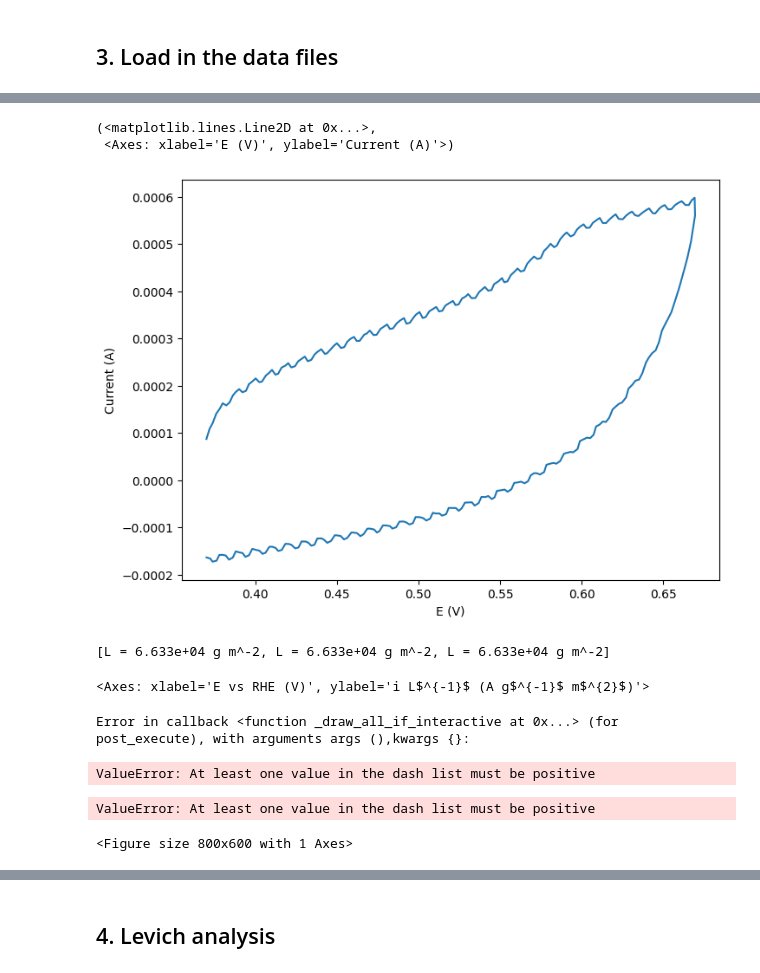
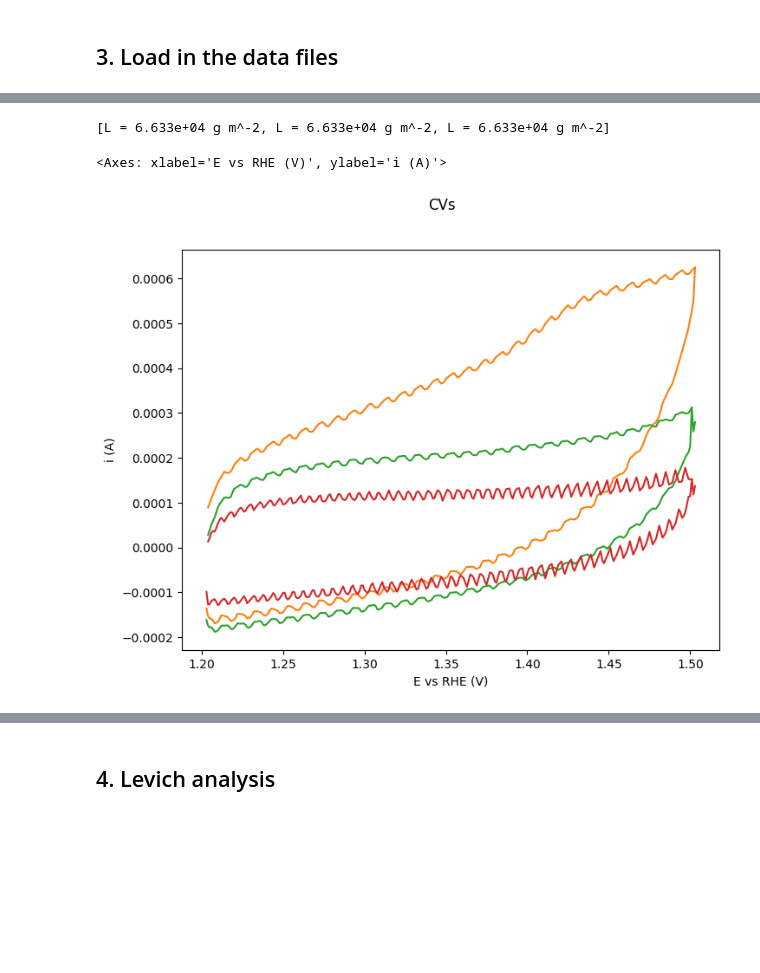
Before and after one commit to NordicEC/EC4py, a Jupyter notebook: dev/CV_Datas/MWE_CV_Datas_0.ipynb, the cells around one changed output, grey strips where cells are left out. Cells and saved outputs as stored; diff of their text form; code cells hidden in the pictures; blank space fills up the shorter version.

```diff
--- a/dev/CV_Datas/MWE_CV_Datas_0.ipynb
+++ b/dev/CV_Datas/MWE_CV_Datas_0.ipynb
@@ -69,24 +31,17 @@ a.channels
 # %%
-EC_Data(paths[0]).plot("E","i_4")
+EC_Data(paths[0]).plot("E","i_4",savefig="MWE_EC_Data" )
-# %% [output]
-(<matplotlib.lines.Line2D at 0x...>,
- <Axes: xlabel='E (V)', ylabel='Current (A)'>)
-[figure, removed]
 # %%
 a=CV_Data(paths[0],"i_2")
 # %%
 a=CV_Datas(paths,"i_2")
 a.rate
 a[0].set_mass(1.3,"g")
 a[1].set_mass(1.3,"g")
 a[2].set_mass(1.3,"g")
 print(a.loading)
 #a[0].plot(RHE,LOADING,LEGEND,color="yellow",grid=True)
-a.plot(RHE,LOADING,LEGEND.RATE,color=["yellow","blue","red"],label=["12","22","32","3333"],linewidth=[0.00,5,2], linestyle =[":","o",":"], grid=True)
+a.plot(RHE, savefig="MWE_CV_Datas"  )
 # %% [output]
 [L = 6.633e+04 g m^-2, L = 6.633e+04 g m^-2, L = 6.633e+04 g m^-2]
-<Axes: xlabel='E vs RHE (V)', ylabel='i L$^{-1}$ (A g$^{-1}$ m$^{2}$)'>
+<Axes: xlabel='E vs RHE (V)', ylabel='i (A)'>
-Error in callback <function _draw_all_if_interactive at 0x...> (for post_execute), with arguments args (),kwargs {}:
-ValueError: At least one value in the dash list must be positive
-ValueError: At least one value in the dash list must be positive
-<Figure size 800x600 with 1 Axes>
+[figure, added]
```
Also changed, not shown: parts of 9 cells of this notebook, 14 other files.
